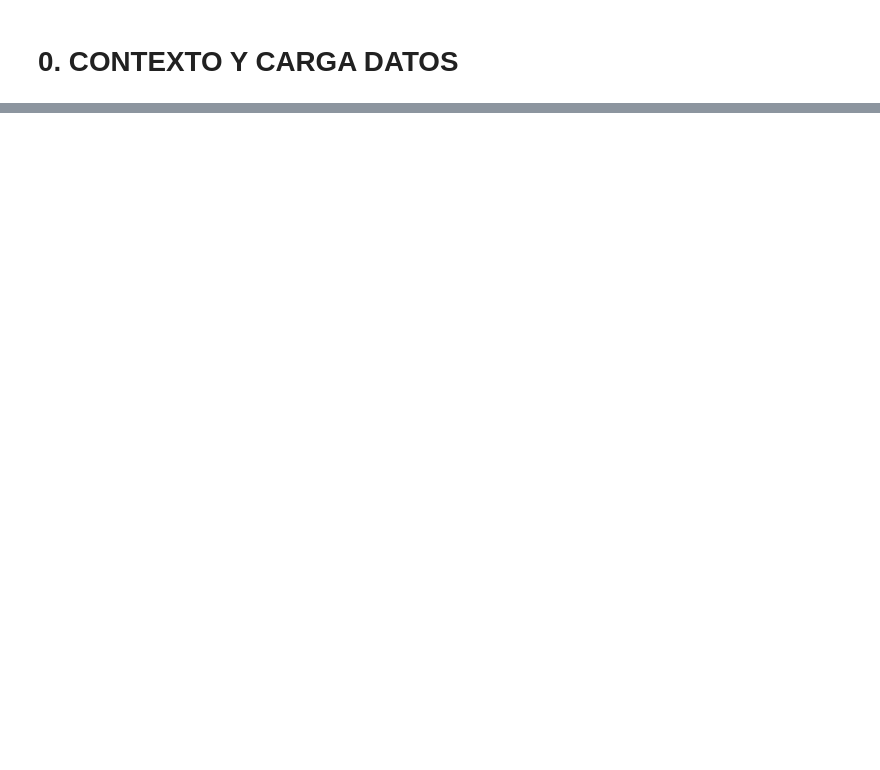
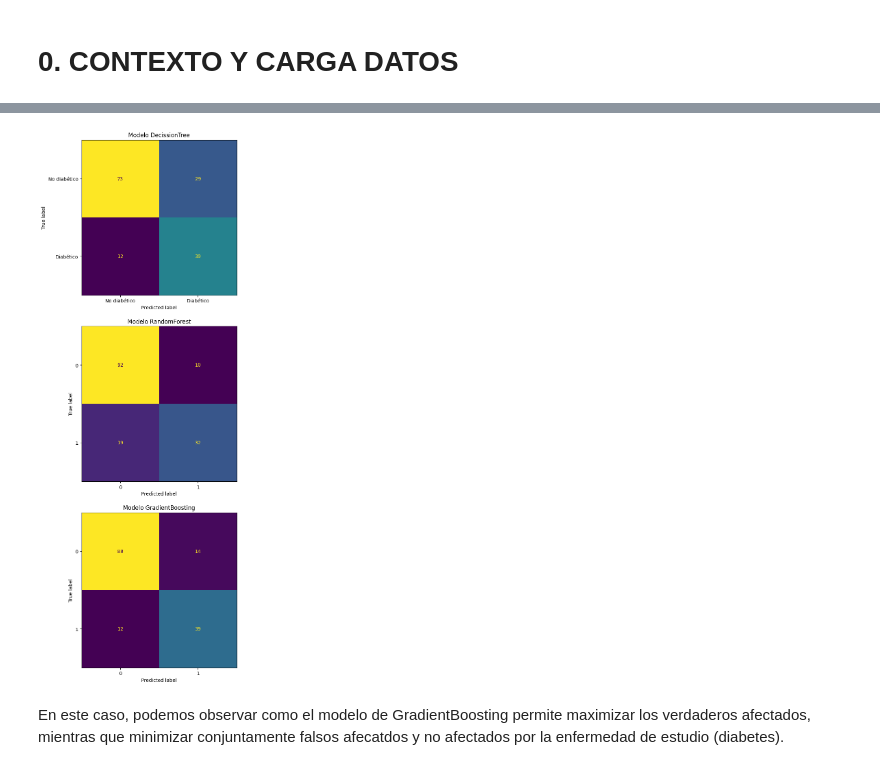
Before and after one commit to jjimvar/intro-ml, a Jupyter notebook: src/06-boosting.ipynb.ipynb, the cells around one changed output, grey strips where cells are left out. Cells and saved outputs as stored; diff of their text form; code cells hidden in the pictures; blank space fills up the shorter version.

```diff
--- a/src/06-boosting.ipynb.ipynb
+++ b/src/06-boosting.ipynb.ipynb
@@ -471,0 +86,4 @@ Parece que añadir ambas concreciones, mejora el ajuste del modelo
+# %%
+#Cargamos el rf optimizado
+rf=joblib.load(open("RF.joblib", "rb"))
+print(rf.get_params)
@@ -471,0 +177,9 @@ Parece que añadir ambas concreciones, mejora el ajuste del modelo
+# %%
+#Cargamos los modelos y realizamos predicciones
+arboles={"DecissionTree": pickle.load(open("DT.sav", "rb")),
+         "RandomForest": rf,
+         "GradientBoosting": random_mod}
+
+pred={}
+for x,mod in arboles.items():
+    pred[f"{x}"]=[mod.predict(X_train),mod.predict(X_test)]
@@ -471,0 +217,3 @@ Parece que añadir ambas concreciones, mejora el ajuste del modelo
+# %%
+for mod,yhat in pred.items():
+    print(mod, np.mean(yhat[1]))
@@ -471,0 +224,6 @@ Parece que añadir ambas concreciones, mejora el ajuste del modelo
+# %%
+for mod,yhat in pred.items():
+    print("-"*60)
+    print(f"{mod.upper()}")
+    print("-"*60)
+    print(metricas_clas(y_train, y_test, yhat[0], yhat[1]))
@@ -471,0 +248,20 @@ Parece que añadir ambas concreciones, mejora el ajuste del modelo
+# %%
+#Matriz de confusión
+cm={}
+
+for mod,yhat in pred.items():
+    cm[f"{mod}"]=confusion_matrix(y_test, yhat[1])
+
+# Representación
+fig, axis=plt.subplots(3, figsize=(10,20))
+ConfusionMatrixDisplay(confusion_matrix=cm["DecissionTree"], display_labels=["No diabético", "Diabético"]).plot(ax=axis[0],cmap='viridis',colorbar=False)
+axis[0].set_title("Modelo DecissionTree")
+ConfusionMatrixDisplay(confusion_matrix=cm["RandomForest"]).plot(ax=axis[1],cmap='viridis', colorbar=False)
+axis[1].set_title("Modelo RandomForest")
+ConfusionMatrixDisplay(confusion_matrix=cm["GradientBoosting"]).plot(ax=axis[2],cmap='viridis', colorbar=False)
+axis[2].set_title("Modelo GradientBoosting")
+plt.show()
+# %% [output]
+[figure, added]
+# %% [markdown]
+En este caso, podemos observar como el modelo de GradientBoosting permite maximizar los verdaderos afectados, mientras que minimizar conjuntamente falsos afecatdos y no afectados por la enfermedad de estudio (diabetes).
```
Also changed, not shown: parts of 83 cells of this notebook, 10 other files.
